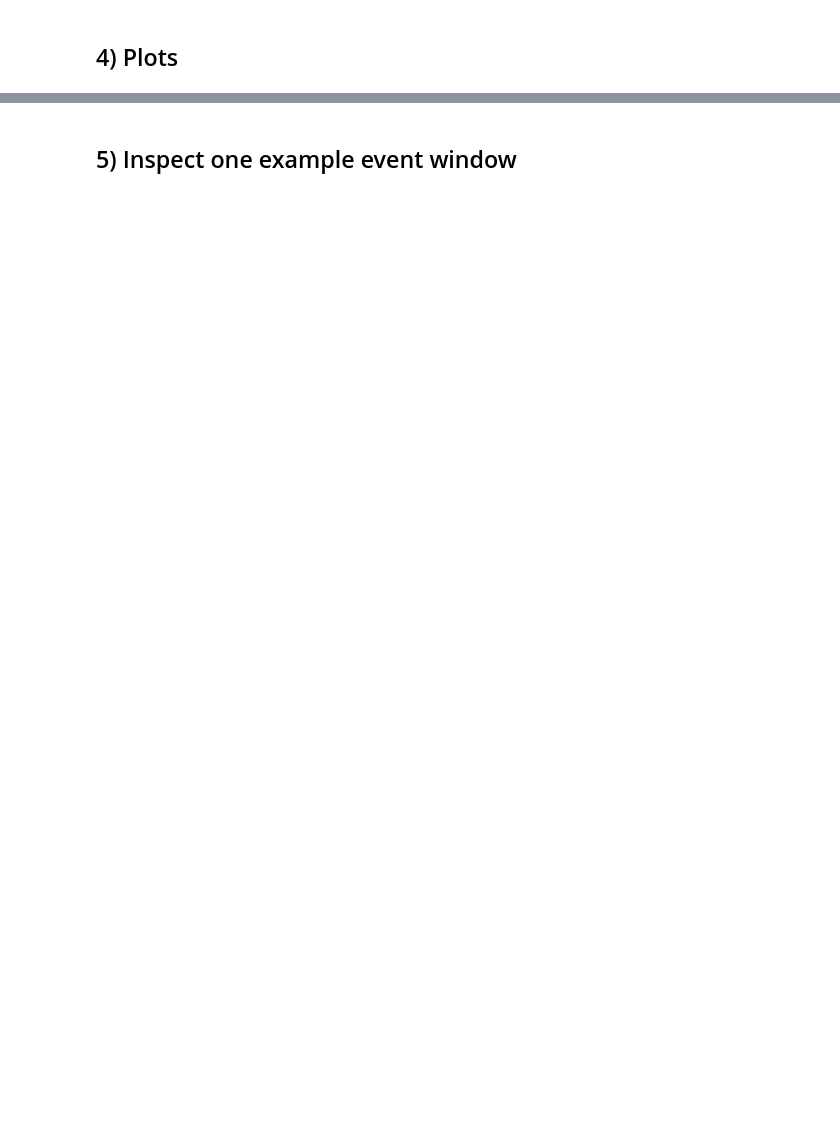
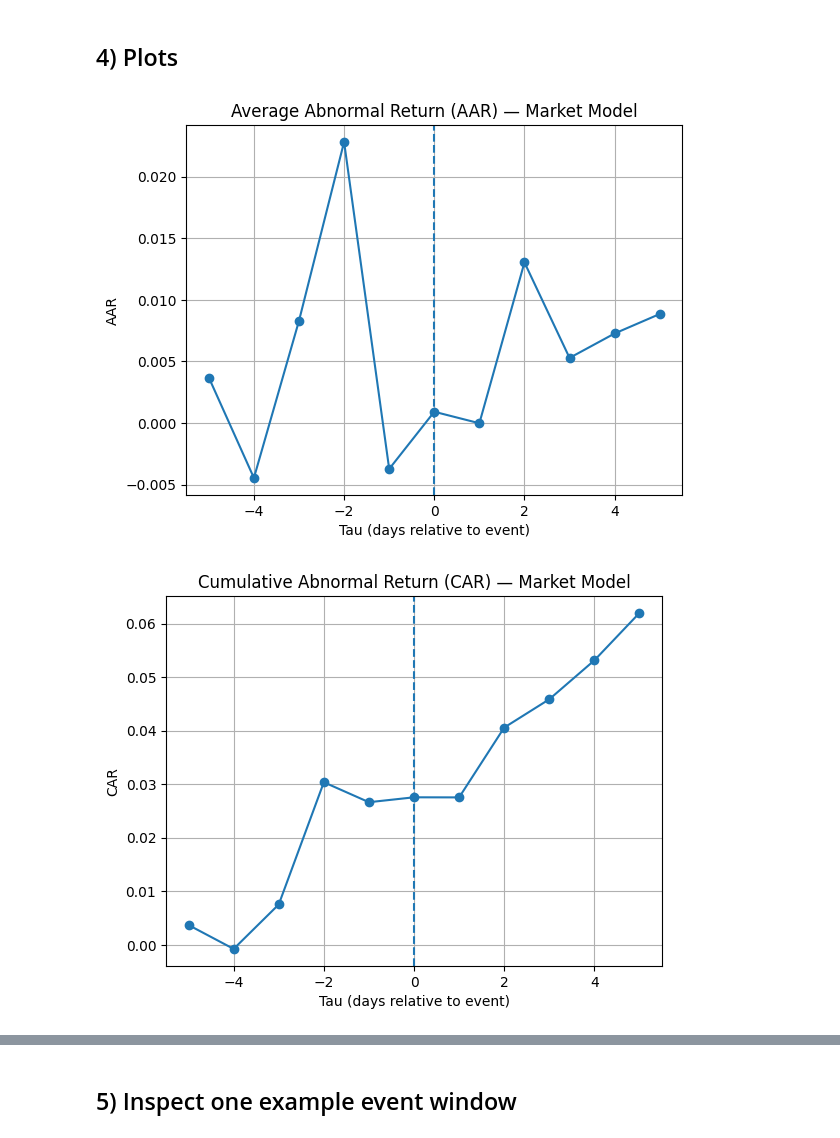
Before and after one commit to Joseph20041118/data-science-projects, a Jupyter notebook: data-science-projects-starter/data-science-projects/esg-stock-event-study/event_study_market_model.ipynb, the cells around one changed output, grey strips where cells are left out. Cells and saved outputs as stored; diff of their text form; code cells hidden in the pictures; blank space fills up the shorter version.

```diff
--- a/data-science-projects-starter/data-science-projects/esg-stock-event-study/event_study_market_model.ipynb
+++ b/data-science-projects-starter/data-science-projects/esg-stock-event-study/event_study_market_model.ipynb
@@ -133,21 +242,29 @@ For each τ, we compute:
 # %%
 
 def aggregate_aar_car_with_t(event_ar_df: pd.DataFrame):
+    """
+    Compute average abnormal returns (AAR), cumulative abnormal returns (CAR),
+    and t-statistics across events.
+    """
     if event_ar_df.empty:
-        return (pd.DataFrame(columns=["tau","AAR","N","t"]),
-                pd.DataFrame(columns=["tau","CAR"]))
-    g = event_ar_df.groupby("tau")["ar"]
-    aar = g.mean().rename("AAR").reset_index()
-    n_events = g.count().rename("N").reset_index()["N"]
-    std = g.std(ddof=1).rename("sd").reset_index()["sd"]
-    aar["N"] = n_events
-    # Avoid division by zero
-    aar["t"] = aar["AAR"] / (std / np.sqrt(np.where(n_events>0, n_events, np.nan)))
-    aar.replace([np.inf, -np.inf], np.nan, inplace=True)
+        return pd.DataFrame(columns=["tau","AAR","N","sd","t"]), pd.DataFrame(columns=["tau","CAR"])
 
-    car = aar[["tau","AAR"]].copy().sort_values("tau")
+    stats = (
+        event_ar_df
+        .groupby("tau")["ar"]
+        .agg(AAR="mean", sd=lambda x: x.std(ddof=1), N="count")
+        .reset_index()
+        .sort_values("tau")
+    )
+    denom = stats["sd"] / np.sqrt(stats["N"].where(stats["N"]>0, np.nan))
+    stats["t"] = stats["AAR"] / denom.replace(0, np.nan)
+    stats.replace([np.inf, -np.inf], np.nan, inplace=True)
+
+    car = stats[["tau","AAR"]].copy()
     car["CAR"] = car["AAR"].cumsum()
-    return aar.sort_values("tau"), car
+
+    return stats[["tau","AAR","N","sd","t"]], car[["tau","CAR"]]
 
 aar, car = aggregate_aar_car_with_t(event_ar)
-aar.head(), car.head()
+display(aar.head())
+display(car.head())
@@ -155,31 +285,32 @@ aar.head(), car.head()
 
 ## 4) Plots
 # %%
-
 plt.figure()
 plt.plot(aar["tau"], aar["AAR"], marker="o")
 plt.axvline(0, linestyle="--")
 plt.title("Average Abnormal Return (AAR) — Market Model")
 plt.xlabel("Tau (days relative to event)")
 plt.ylabel("AAR")
 plt.grid(True)
 plt.show()
 
 plt.figure()
 plt.plot(car["tau"], car["CAR"], marker="o")
 plt.axvline(0, linestyle="--")
 plt.title("Cumulative Abnormal Return (CAR) — Market Model")
 plt.xlabel("Tau (days relative to event)")
 plt.ylabel("CAR")
 plt.grid(True)
 plt.show()
 
-# Optional: AAR t-stats
 plt.figure()
-plt.stem(aar["tau"], aar["t"], use_line_collection=True)
+plt.stem(aar["tau"], aar["t"])  # <-- removed use_line_collection
 plt.axvline(0, linestyle="--")
-plt.title("AAR t-stat by Tau")
+plt.title("AAR t-statistics by Tau")
 plt.xlabel("Tau")
 plt.ylabel("t-stat")
 plt.grid(True)
 plt.show()
+# %% [output]
+[figure, added]
+[figure, added]
```
Also changed, not shown: parts of 6 cells of this notebook, 2 other files.
